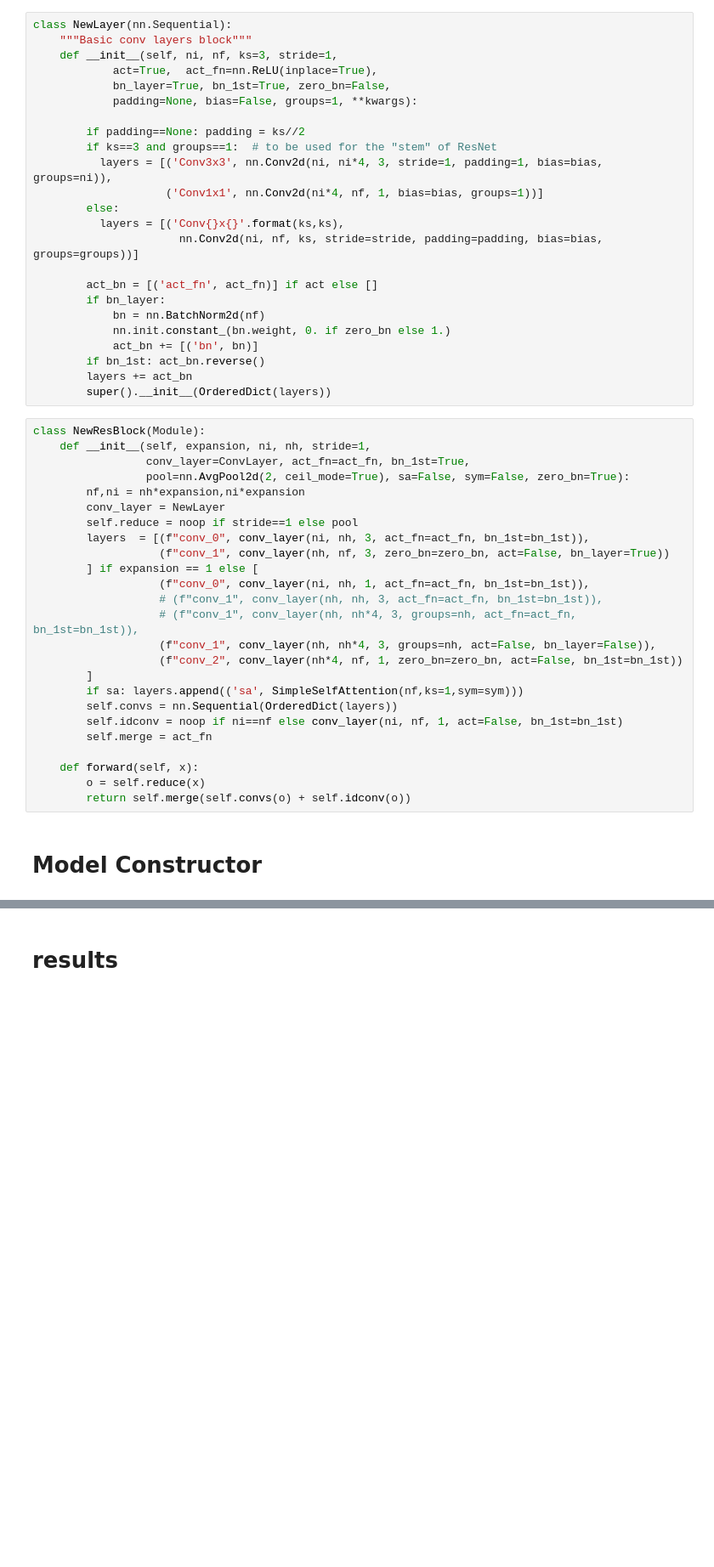
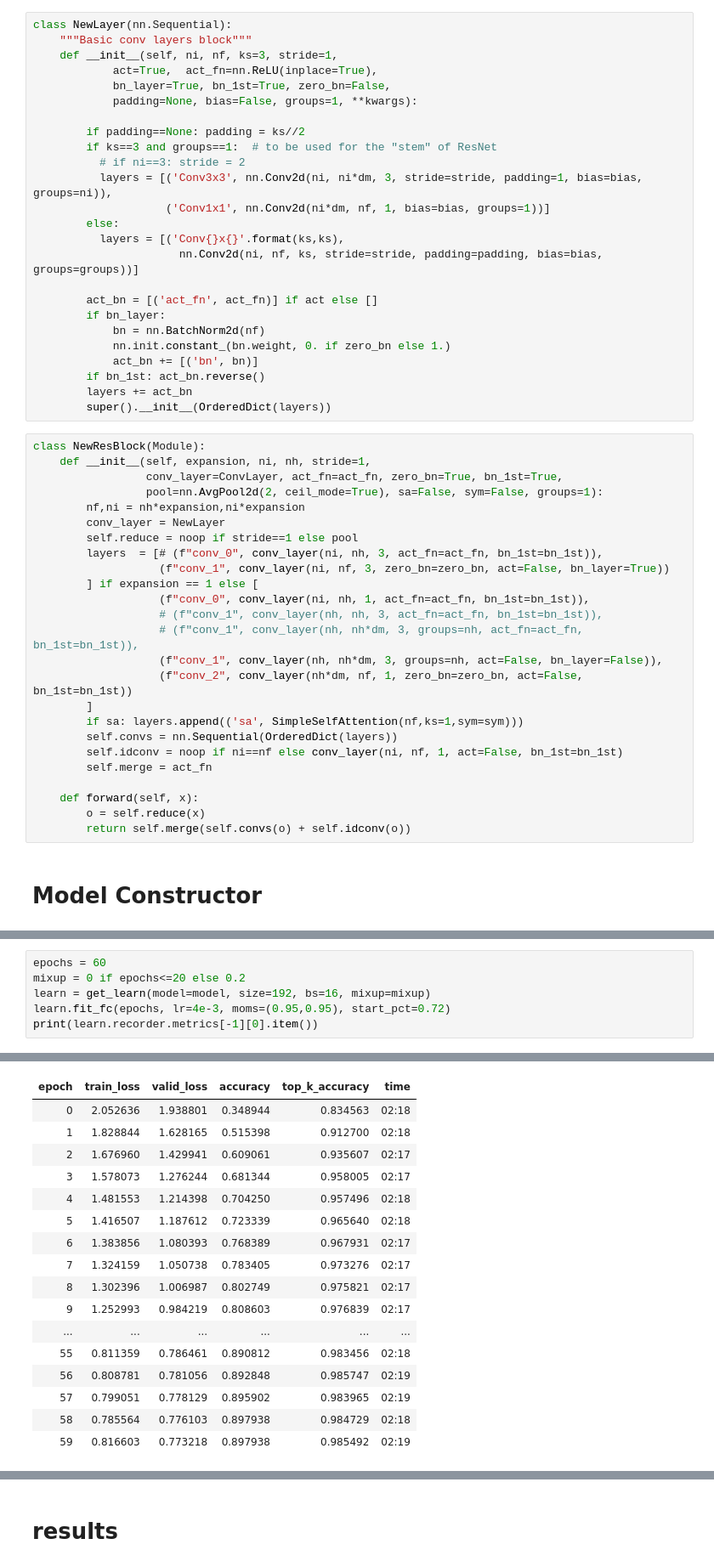
Before and after one commit to BoaEi/imagenette_experiments, a Jupyter notebook: ResNet_separable.ipynb, the cells around one changed output, grey strips where cells are left out. Shown at 85% size. Cells and saved outputs as stored; diff of their text form; blank space fills up the shorter version.

```diff
--- a/ResNet_separable.ipynb
+++ b/ResNet_separable.ipynb
@@ -53,8 +55,9 @@ class NewLayer(nn.Sequential):
 
         if padding==None: padding = ks//2
         if ks==3 and groups==1:  # to be used for the "stem" of ResNet
-          layers = [('Conv3x3', nn.Conv2d(ni, ni*4, 3, stride=1, padding=1, bias=bias, groups=ni)),
-                    ('Conv1x1', nn.Conv2d(ni*4, nf, 1, bias=bias, groups=1))]
+          # if ni==3: stride = 2
+          layers = [('Conv3x3', nn.Conv2d(ni, ni*dm, 3, stride=stride, padding=1, bias=bias, groups=ni)),
+                    ('Conv1x1', nn.Conv2d(ni*dm, nf, 1, bias=bias, groups=1))]
         else:
           layers = [('Conv{}x{}'.format(ks,ks),
                       nn.Conv2d(ni, nf, ks, stride=stride, padding=padding, bias=bias, groups=groups))]
@@ -70,19 +73,19 @@ class NewLayer(nn.Sequential):
 # %%
 class NewResBlock(Module):
     def __init__(self, expansion, ni, nh, stride=1,
-                 conv_layer=ConvLayer, act_fn=act_fn, bn_1st=True,
-                 pool=nn.AvgPool2d(2, ceil_mode=True), sa=False, sym=False, zero_bn=True):
+                 conv_layer=ConvLayer, act_fn=act_fn, zero_bn=True, bn_1st=True,
+                 pool=nn.AvgPool2d(2, ceil_mode=True), sa=False, sym=False, groups=1):
         nf,ni = nh*expansion,ni*expansion
         conv_layer = NewLayer
         self.reduce = noop if stride==1 else pool
-        layers  = [(f"conv_0", conv_layer(ni, nh, 3, act_fn=act_fn, bn_1st=bn_1st)),
-                   (f"conv_1", conv_layer(nh, nf, 3, zero_bn=zero_bn, act=False, bn_layer=True))
+        layers  = [# (f"conv_0", conv_layer(ni, nh, 3, act_fn=act_fn, bn_1st=bn_1st)),
+                   (f"conv_1", conv_layer(ni, nf, 3, zero_bn=zero_bn, act=False, bn_layer=True))
         ] if expansion == 1 else [
                    (f"conv_0", conv_layer(ni, nh, 1, act_fn=act_fn, bn_1st=bn_1st)),
                    # (f"conv_1", conv_layer(nh, nh, 3, act_fn=act_fn, bn_1st=bn_1st)),
-                   # (f"conv_1", conv_layer(nh, nh*4, 3, groups=nh, act_fn=act_fn, bn_1st=bn_1st)),
-                   (f"conv_1", conv_layer(nh, nh*4, 3, groups=nh, act=False, bn_layer=False)),
-                   (f"conv_2", conv_layer(nh*4, nf, 1, zero_bn=zero_bn, act=False, bn_1st=bn_1st))
+                   # (f"conv_1", conv_layer(nh, nh*dm, 3, groups=nh, act_fn=act_fn, bn_1st=bn_1st)),
+                   (f"conv_1", conv_layer(nh, nh*dm, 3, groups=nh, act=False, bn_layer=False)),
+                   (f"conv_2", conv_layer(nh*dm, nf, 1, zero_bn=zero_bn, act=False, bn_1st=bn_1st))
         ]
         if sa: layers.append(('sa', SimpleSelfAttention(nf,ks=1,sym=sym)))
         self.convs = nn.Sequential(OrderedDict(layers))
@@ -107,0 +116,7 @@ res = []
+# %%
+epochs = 60
+mixup = 0 if epochs<=20 else 0.2
+learn = get_learn(model=model, size=192, bs=16, mixup=mixup)
+learn.fit_fc(epochs, lr=4e-3, moms=(0.95,0.95), start_pct=0.72)
+print(learn.recorder.metrics[-1][0].item())
+# %% [output]
@@ -107,0 +125,17 @@ res = []
+| epoch | train_loss | valid_loss | accuracy | top_k_accuracy | time |
+| 0 | 2.052636 | 1.938801 | 0.348944 | 0.834563 | 02:18 |
+| 1 | 1.828844 | 1.628165 | 0.515398 | 0.912700 | 02:18 |
+| 2 | 1.676960 | 1.429941 | 0.609061 | 0.935607 | 02:17 |
+| 3 | 1.578073 | 1.276244 | 0.681344 | 0.958005 | 02:17 |
+| 4 | 1.481553 | 1.214398 | 0.704250 | 0.957496 | 02:18 |
+| 5 | 1.416507 | 1.187612 | 0.723339 | 0.965640 | 02:18 |
+| 6 | 1.383856 | 1.080393 | 0.768389 | 0.967931 | 02:17 |
+| 7 | 1.324159 | 1.050738 | 0.783405 | 0.973276 | 02:17 |
+| 8 | 1.302396 | 1.006987 | 0.802749 | 0.975821 | 02:17 |
+| 9 | 1.252993 | 0.984219 | 0.808603 | 0.976839 | 02:17 |
+| ... | ... | ... | ... | ... | ... |
+| 55 | 0.811359 | 0.786461 | 0.890812 | 0.983456 | 02:18 |
+| 56 | 0.808781 | 0.781056 | 0.892848 | 0.985747 | 02:19 |
+| 57 | 0.799051 | 0.778129 | 0.895902 | 0.983965 | 02:19 |
+| 58 | 0.785564 | 0.776103 | 0.897938 | 0.984729 | 02:18 |
+| 59 | 0.816603 | 0.773218 | 0.897938 | 0.985492 | 02:19 |
```
Also changed, not shown: parts of 18 cells of this notebook.
